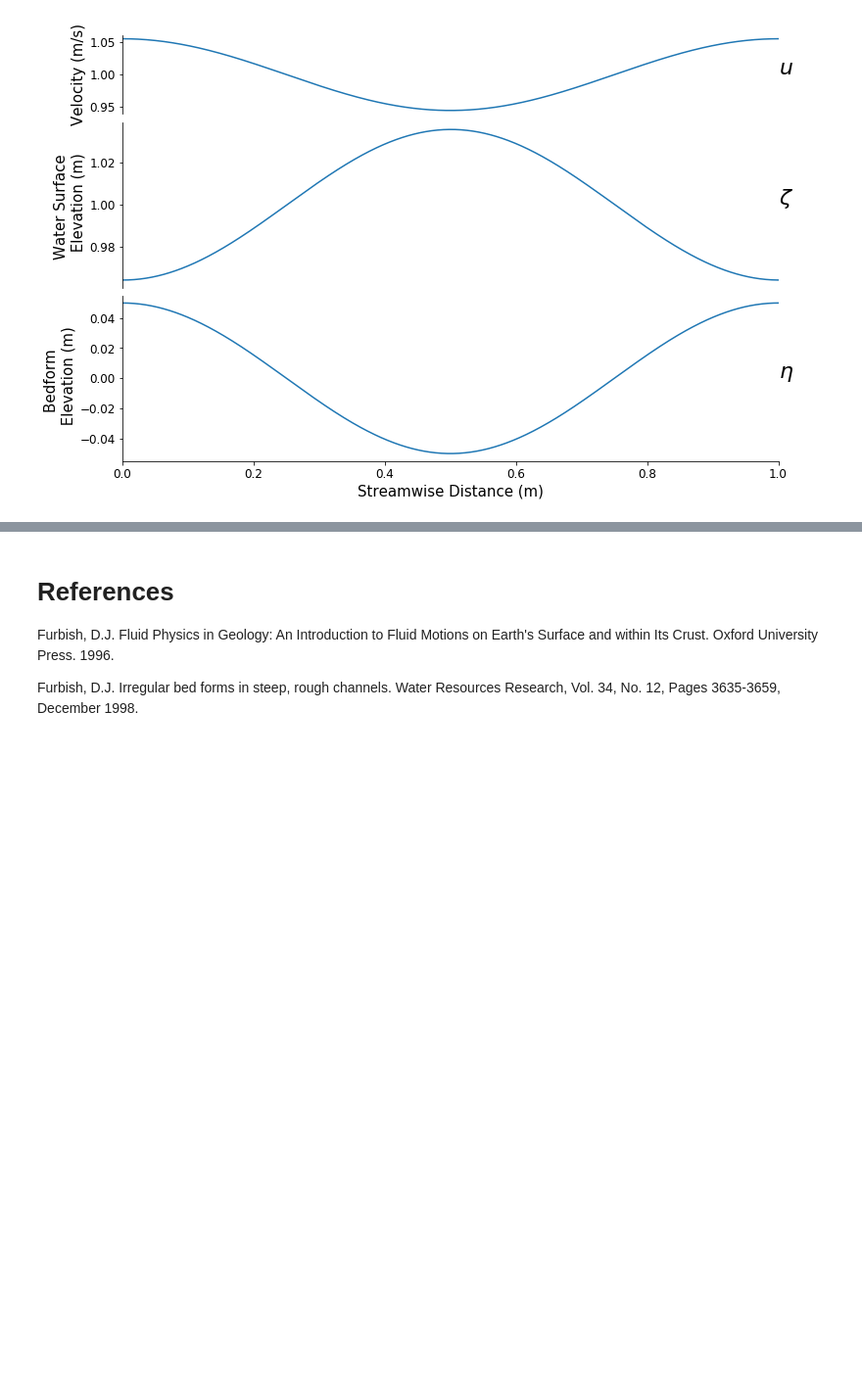
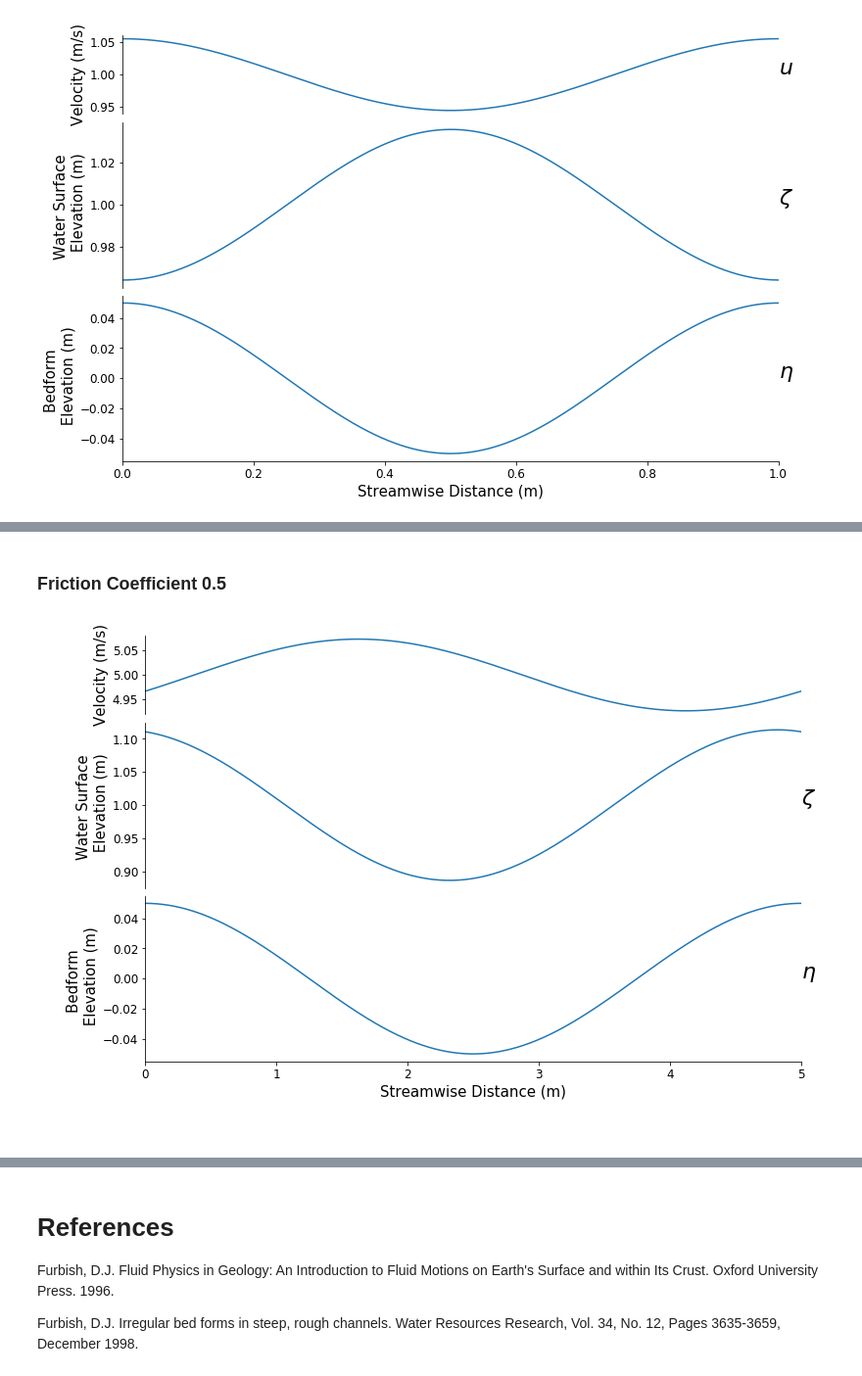
Before and after one commit to elischwat/Fluid-Flow-Over-a-Wavy-Bedform, a Jupyter notebook: Fluid Flow Over a Wavy Bedform.ipynb, the cells around one changed output, grey strips where cells are left out. Shown: that part at 98% size. Cells and saved outputs as stored; diff of their text form; code cells hidden in the pictures; blank space fills up the shorter version.

```diff
--- a/Fluid Flow Over a Wavy Bedform.ipynb
+++ b/Fluid Flow Over a Wavy Bedform.ipynb
@@ -184,0 +202,8 @@ plotWavyBedform(eta0, lamb, U, g, H, gamma, x)
+# %% [markdown]
+### Friction Coefficient 0.5
+# %%
+gamma = 0.5
+x = np.linspace(0,lamb,1000)
+plotWavyBedform(eta0, lamb, U, g, H, gamma, x)
+# %% [output]
+[figure, added]
```
Also changed, not shown: parts of 23 cells of this notebook, 5 other files.
